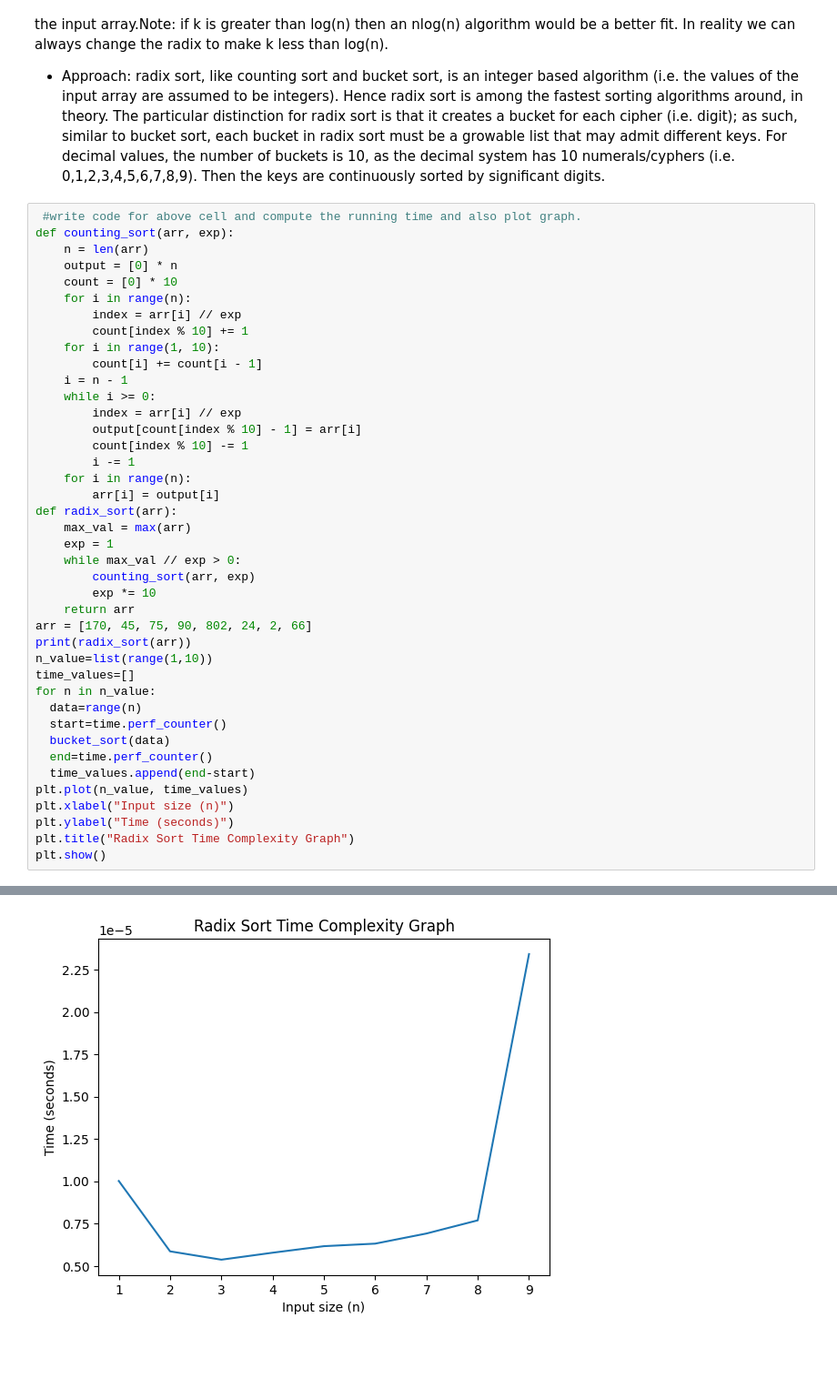
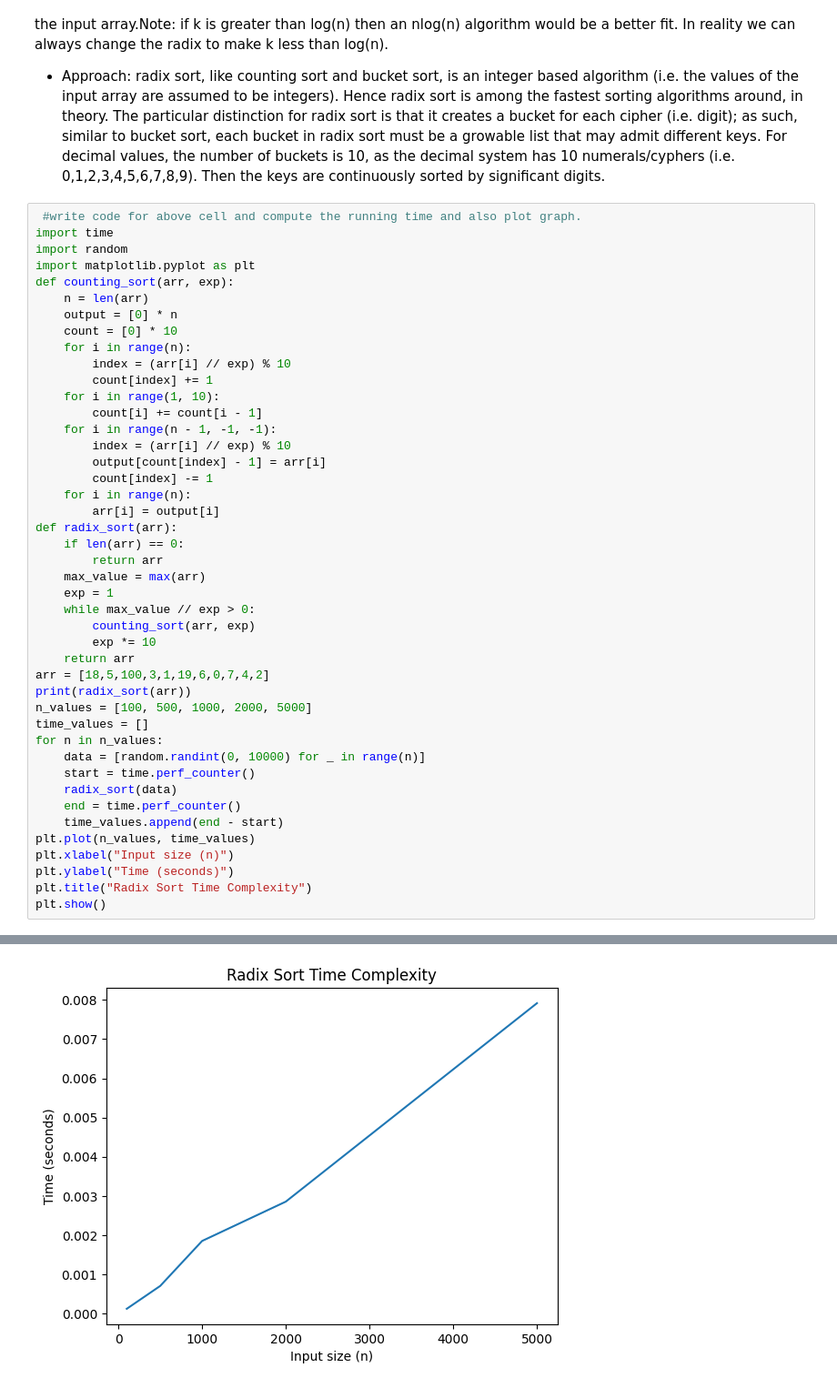
Before and after one commit to Harshitd1/algoAndProblemSolving, a Jupyter notebook: Lab_6.ipynb, the cells around one changed output, grey strips where cells are left out. Shown: that part at 91% size. Drawn from its saved outputs; the diff is of its cells as text; blank space fills up the shorter version.

```diff
--- a/Lab_6.ipynb
+++ b/Lab_6.ipynb
@@ -118,43 +124,46 @@ Time Complexity of Solution:Best Case O(kn); Average Case O(kn); Worst Case O(kn
 growable list that may admit different keys. For decimal values, the number of buckets is 10, as the decimal system has 10 numerals/cyphers (i.e. 0,1,2,3,4,5,6,7,8,9). Then the keys are continuously sorted by significant digits.
 # %%
  #write code for above cell and compute the running time and also plot graph.
+import time
+import random
+import matplotlib.pyplot as plt
 def counting_sort(arr, exp):
     n = len(arr)
     output = [0] * n
     count = [0] * 10
     for i in range(n):
-        index = arr[i] // exp
-        count[index % 10] += 1
+        index = (arr[i] // exp) % 10
+        count[index] += 1
     for i in range(1, 10):
         count[i] += count[i - 1]
-    i = n - 1
-    while i >= 0:
-        index = arr[i] // exp
-        output[count[index % 10] - 1] = arr[i]
-        count[index % 10] -= 1
-        i -= 1
+    for i in range(n - 1, -1, -1):
+        index = (arr[i] // exp) % 10
+        output[count[index] - 1] = arr[i]
+        count[index] -= 1
     for i in range(n):
         arr[i] = output[i]
 def radix_sort(arr):
-    max_val = max(arr)
+    if len(arr) == 0:
+        return arr
+    max_value = max(arr)
     exp = 1
-    while max_val // exp > 0:
+    while max_value // exp > 0:
         counting_sort(arr, exp)
         exp *= 10
     return arr
-arr = [170, 45, 75, 90, 802, 24, 2, 66]
+arr = [18,5,100,3,1,19,6,0,7,4,2]
 print(radix_sort(arr))
-n_value=list(range(1,10))
-time_values=[]
-for n in n_value:
-  data=range(n)
-  start=time.perf_counter()
-  bucket_sort(data)
-  end=time.perf_counter()
-  time_values.append(end-start)
-plt.plot(n_value, time_values)
+n_values = [100, 500, 1000, 2000, 5000]
+time_values = []
+for n in n_values:
+    data = [random.randint(0, 10000) for _ in range(n)]
+    start = time.perf_counter()
+    radix_sort(data)
+    end = time.perf_counter()
+    time_values.append(end - start)
+plt.plot(n_values, time_values)
 plt.xlabel("Input size (n)")
 plt.ylabel("Time (seconds)")
-plt.title("Radix Sort Time Complexity Graph")
+plt.title("Radix Sort Time Complexity")
 plt.show()
 # %% [output]
@@ -162 +171 @@ plt.show()
-[figure, old version]
+[figure, new version]
```
Also changed, not shown: parts of 3 cells of this notebook.
